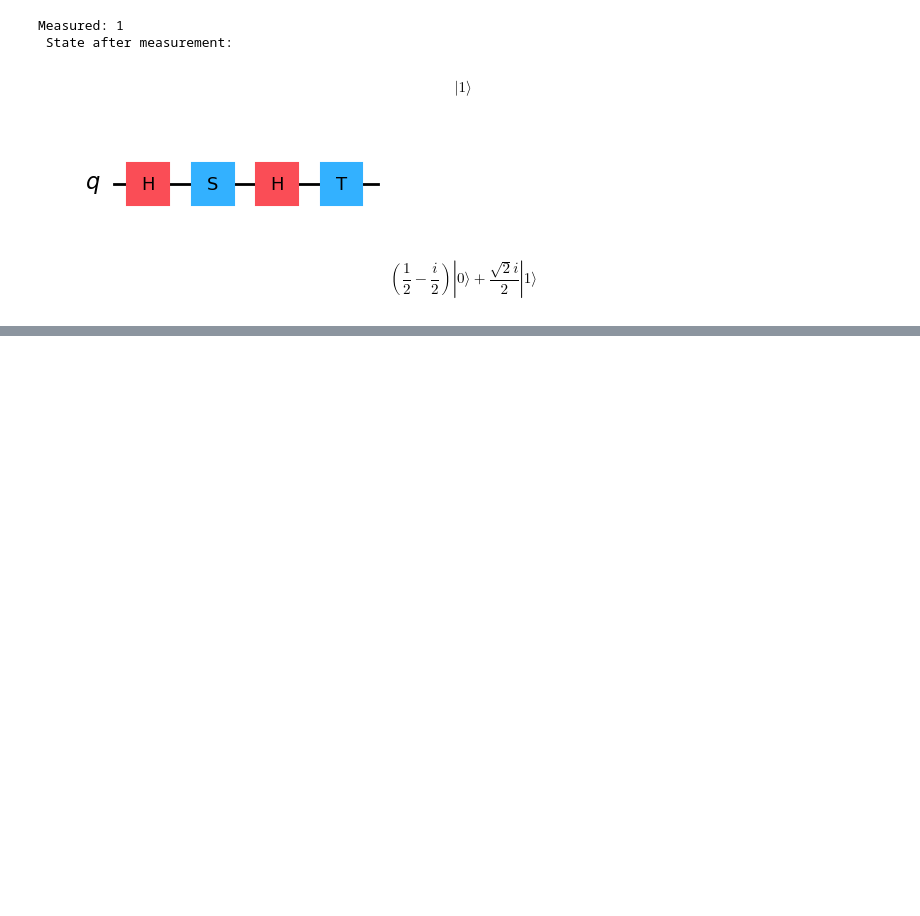
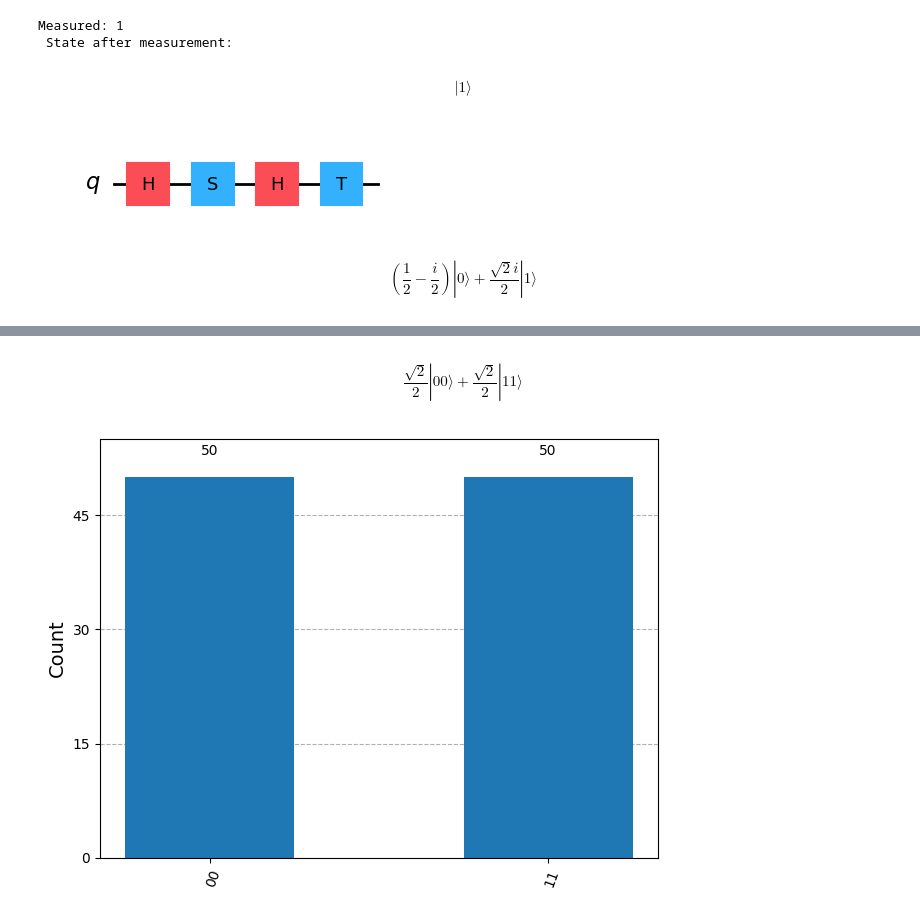
Before and after one commit to Znixz/haidezlair, a Jupyter notebook: My_playground.ipynb, the cells around one changed output, grey strips where cells are left out. Cells and saved outputs as stored; diff of their text form; code cells hidden in the pictures; blank space fills up the shorter version.

```diff
--- a/My_playground.ipynb
+++ b/My_playground.ipynb
@@ -136,0 +165,11 @@ plot_histogram(ket1_sample)
+# %%
+q = Statevector.from_label("00")
+r= q.evolve(circuit)
+display(r.draw("latex"))
+# %% [output]
+$$\frac{\sqrt{2}}{2} |00\rangle+\frac{\sqrt{2}}{2} |11\rangle$$
+# %%
+q_sample = r.sample_counts(100)
+plot_histogram(q_sample)
+# %% [output]
+[figure, added]
```
Also changed, not shown: parts of 9 cells of this notebook.
